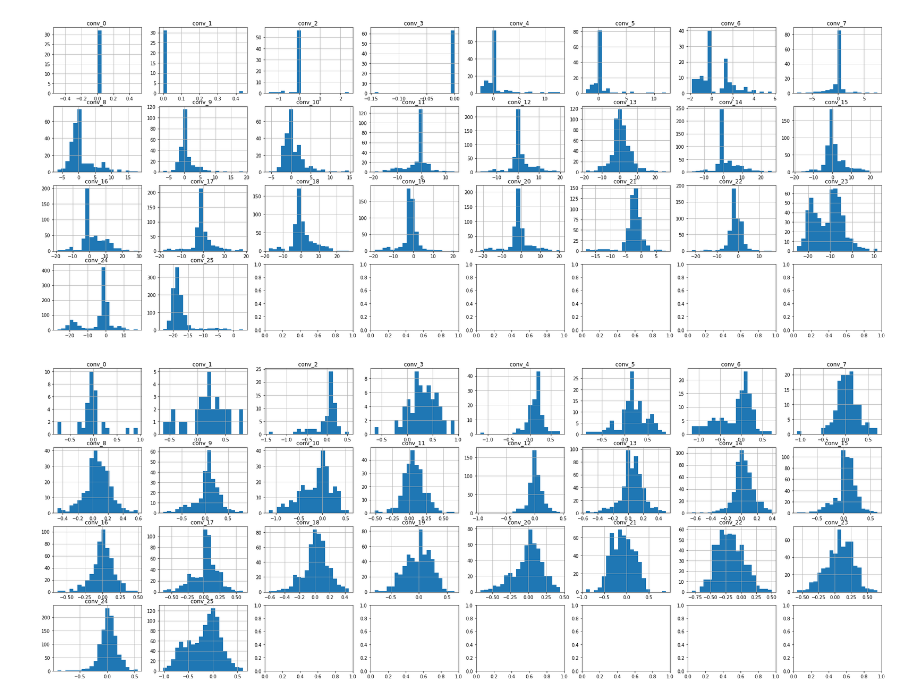
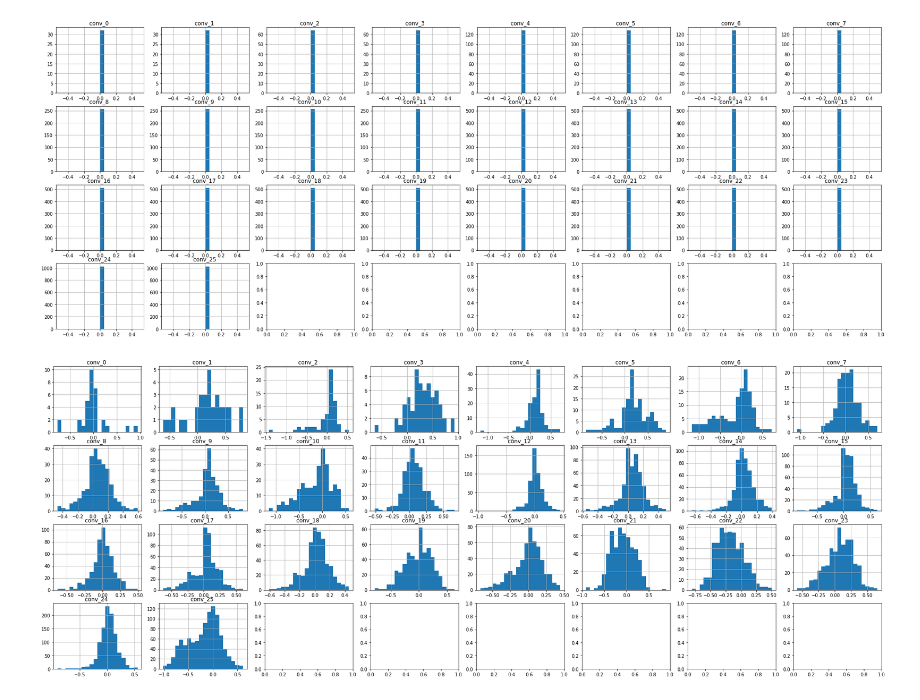
Before and after one commit to lucifer443/BinaryNeuralNetwork, a Jupyter notebook: tools/plot/bias_figure/weight.ipynb, the cells around one changed output. Drawn from its saved outputs; the diff is of its cells as text; code cells hidden in the pictures.

```diff
--- a/tools/plot/bias_figure/weight.ipynb
+++ b/tools/plot/bias_figure/weight.ipynb
@@ -10,31 +7,31 @@ The autoreload extension is already loaded. To reload it, use:
 # %%
-models = torch.load('/workspace/S/jiangfei/BinaryNeuralNetwork_debug/work_dirs/rprelu/react_a1/adreact_3t1_0f2e-5_step1/latest.pth')
+models = torch.load('/workspace/S/jiangfei/BinaryNeuralNetwork_debug/work_dirs/rprelu/react_a1/adreact_try_0fe-4_step1/latest.pth')
 w=[]
 models = models["state_dict"]
 
 for name,weight in models.items():
     # if 'binary' in name:
     #     w.append(weight)
     if 'adbias' in name:
         w.append(weight)
 
 
 import matplotlib.pyplot as plt
 import math
 import numpy as np
 ncols = 8
 nrows = math.ceil(26 / ncols)
 fig, axs = plt.subplots(nrows, ncols, figsize=(ncols * 4, nrows * 3))
 index = 0
 
 for ax, feas in zip(axs.flat, w):
     ax.hist(feas.flatten().numpy(), bins=20)
     #ax.hist(feas.flatten().sign().numpy(), bins=10,range=(-2,2))
     ax.set_title(f'conv_{index} ')
     ax.grid()
     index += 1
 # %% [output]
-[figure, old version]
+[figure, new version]
 # %%
 models = torch.load('/workspace/S/jiangfei/BinaryNeuralNetwork_debug/work_dirs/rprelu/react_a/adreact_rprelu_step1/epoch_75.pth')
 w=[]
```
Also changed, not shown: parts of 1 cell of this notebook, 6 other files.
